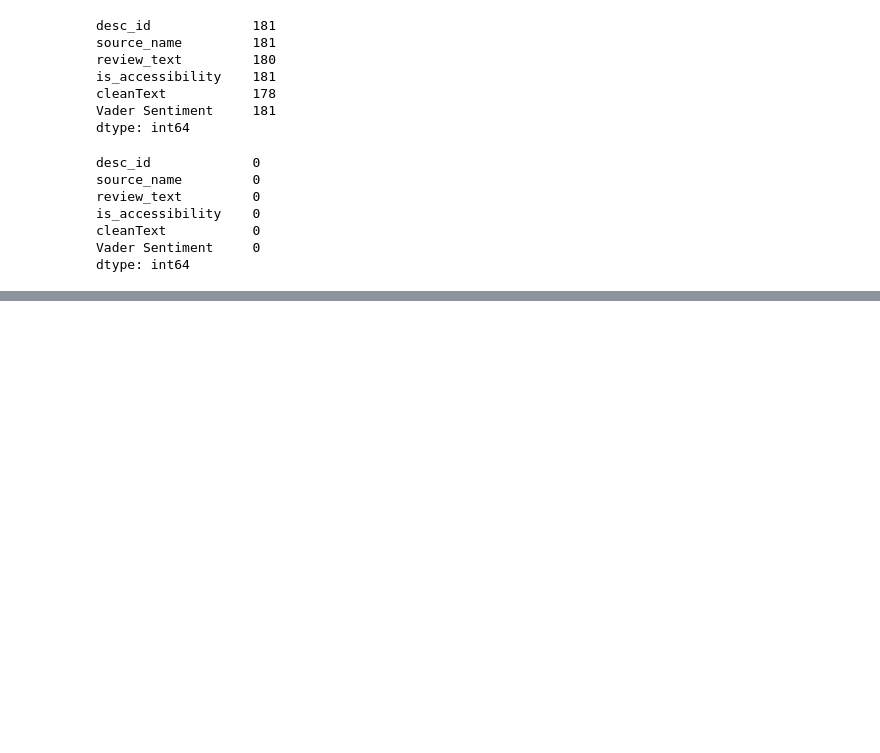
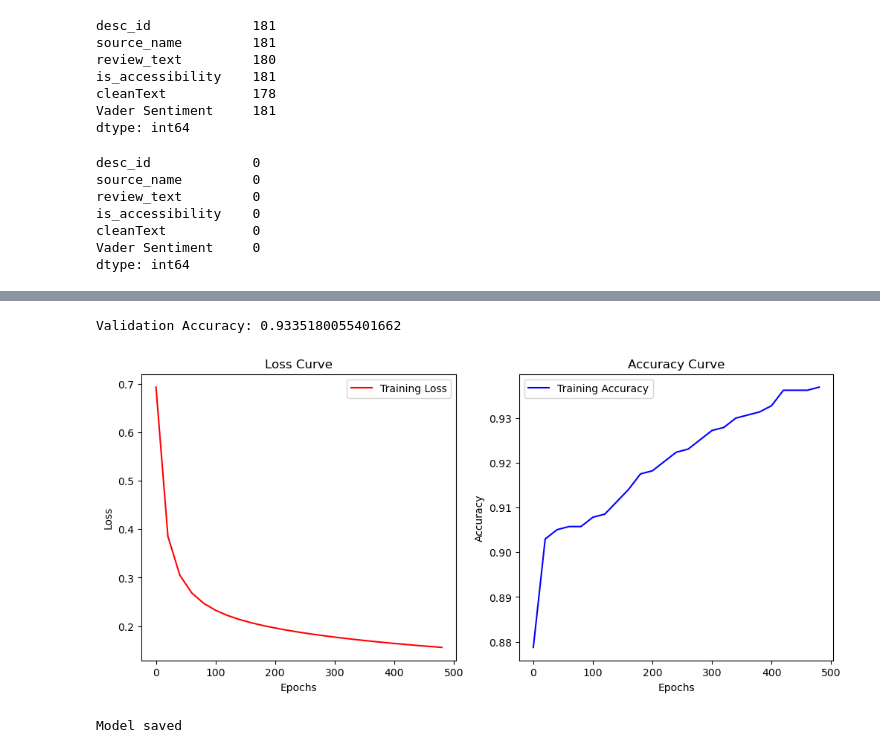
Before and after one commit to Sou7ai1/Sentiment-Analysis, a Jupyter notebook: test.ipynb, the cells around one changed output, grey strips where cells are left out. Saved outputs shown, nothing was run; the diff lists cells and outputs as text; code cells hidden in the pictures; blank space fills up the shorter version.

Commit message:
Changed number of epochs

```diff
--- a/test.ipynb
+++ b/test.ipynb
@@ -154,0 +107,16 @@ for i in range(num_iter):
+# %%
+X = np.array(training_set['Conc_Features'].values.tolist())
+y = (training_set["Vader Sentiment"]=="Positive").astype(int).values
+# %%
+def initialize_weights(n_features):
+    bias = 0
+    weights = np.zeros(n_features)
+    return weights, bias
+
+def sigm_func(z):
+    return 1 / (1 + np.exp(-z))
+
+def loss_func(y_true, y_pred):
+    m = len(y_true)
+    loss = -(1/m) * np.sum(y_true * np.log(y_pred + 1e-9) + (1 - y_true) * np.log(1 - y_pred + 1e-9))
+    return loss
@@ -154,0 +153,9 @@ for i in range(num_iter):
+# %%
+X_train, X_val, y_train, y_val = train_test_split(X,y, test_size=0.2, random_state=42)
+# %%
+learning_rate = 0.07
+epochs = 500
+n_features = X_train.shape[1]
+
+weights, bias = initialize_weights(n_features)
+weights, bias, losses, accuracies = gradient_descent(X_train, y_train, weights, bias, learning_rate, epochs)
@@ -154,0 +180,41 @@ for i in range(num_iter):
+# %%
+y_val_pred = sigm_func(np.dot(X_val, weights) + bias)
+y_val_pred_binary = (y_val_pred >= 0.5).astype(int)
+
+final_accuracy = accuracy_score(y_val, y_val_pred_binary)
+print(f"\nValidation Accuracy: {final_accuracy}")
+# %% [output]
+Validation Accuracy: 0.9335180055401662
+# %%
+epochs_list = np.arange(0, epochs, 20)
+
+plt.figure(figsize=(12, 5))
+
+plt.subplot(1, 2, 1)
+plt.plot(epochs_list, losses, label="Training Loss", color='red')
+plt.xlabel("Epochs")
+plt.ylabel("Loss")
+plt.title("Loss Curve")
+plt.legend()
+
+plt.subplot(1, 2, 2)
+plt.plot(epochs_list, accuracies, label="Training Accuracy", color='blue')
+plt.xlabel("Epochs")
+plt.ylabel("Accuracy")
+plt.title("Accuracy Curve")
+plt.legend()
+
+plt.show()
+# %% [output]
+[figure, added]
+# %%
+model_data = {
+    "weights": weights,
+    "bias": bias
+}
+
+with open("model.pkl", "wb") as f:
+    pickle.dump(model_data, f)
+print("\nModel saved")
+# %% [output]
+Model saved
```
Also changed, not shown: parts of 12 cells of this notebook, 1 other file.
